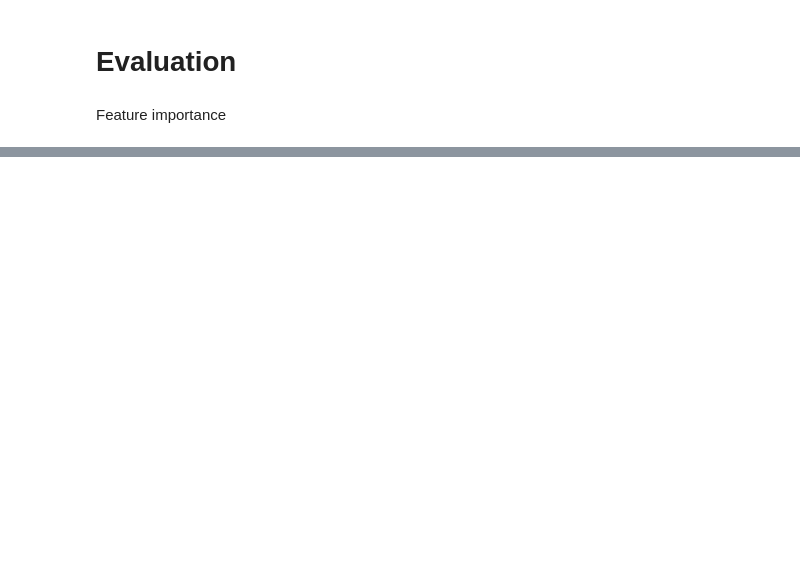
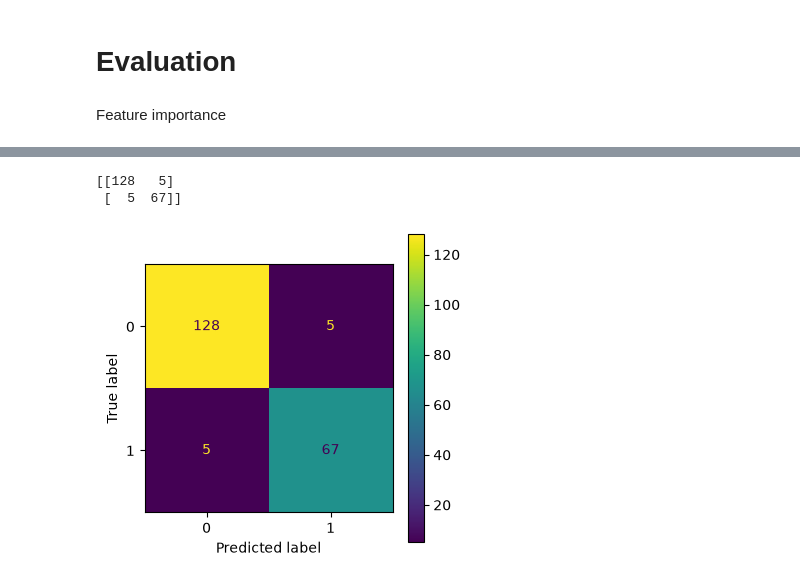
Before and after one commit to JosephRidge/ML-101-Series, a Jupyter notebook: XG_BOOST/app.ipynb, the cells around one changed output, grey strips where cells are left out. Cells and saved outputs as stored; diff of their text form; code cells hidden in the pictures; blank space fills up the shorter version.

```diff
--- a/XG_BOOST/app.ipynb
+++ b/XG_BOOST/app.ipynb
@@ -231,3 +231,3 @@ plt.show()
 # %%
-y_pred = model.predict(X_test) # prediction
-y_pred
+y_pred = xgb_model.predict(X_test) # prediction
+y_proba = xgb_model.predict_proba(X_test)[:,1]
@@ -248,0 +291,13 @@ Feature importance
+# %%
+cm = confusion_matrix(y_test, y_pred)
+print(cm)
+# %% [output]
+[[128   5]
+ [  5  67]]
+# %%
+display = ConfusionMatrixDisplay(confusion_matrix=cm, display_labels=xgb_model.classes_)
+display.plot()
+plt.rcParams['figure.figsize'] = [4,4] # manipulate the size of the figure
+plt.show()
+# %% [output]
+[figure, added]
```
Also changed, not shown: parts of 33 cells of this notebook, 2 other files.
